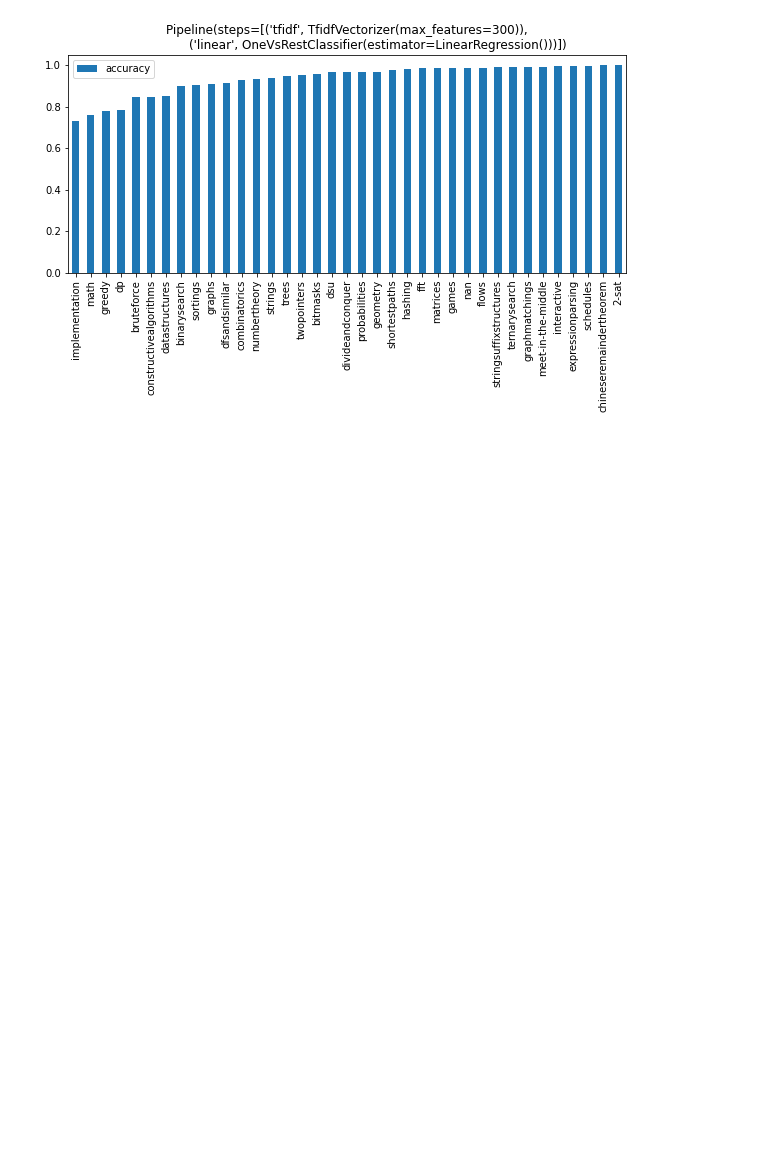
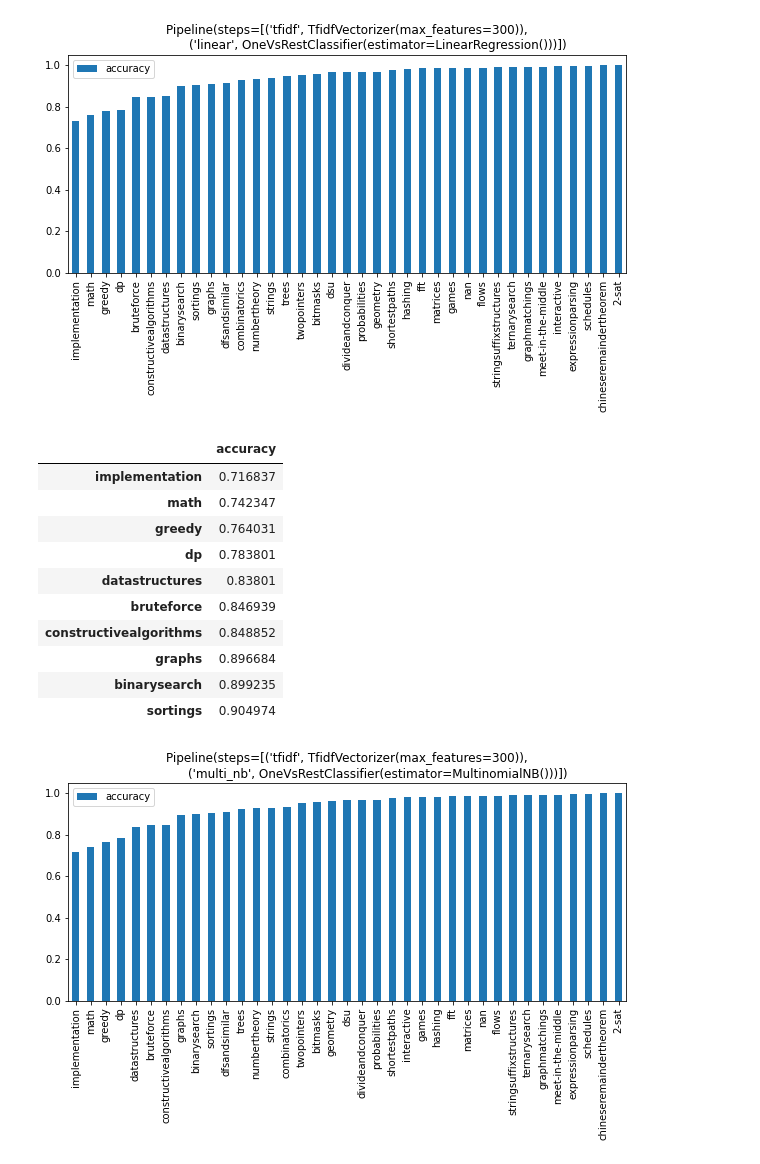
Before and after one commit to jhojin7/codeforces-predict, a Jupyter notebook: viz.ipynb, the cells around one changed output. Saved outputs shown, nothing was run; the diff lists cells and outputs as text; code cells hidden in the pictures; blank space fills up the shorter version.

```diff
--- a/viz.ipynb
+++ b/viz.ipynb
@@ -31,3 +32,18 @@ utils.model_fit_predict(m.lin_clf)[:10]
 | sortings | 0.904974 |
 | graphs | 0.910077 |
 [figure]
+# %%
+utils.clf_fit_predict(m.nb_clf)[:10]
+# %% [output]
+|  | accuracy |
+| implementation | 0.716837 |
+| math | 0.742347 |
+| greedy | 0.764031 |
+| dp | 0.783801 |
+| datastructures | 0.83801 |
+| bruteforce | 0.846939 |
+| constructivealgorithms | 0.848852 |
+| graphs | 0.896684 |
+| binarysearch | 0.899235 |
+| sortings | 0.904974 |
+[figure, added]
```
Also changed, not shown: parts of 4 cells of this notebook, 2 other files.
